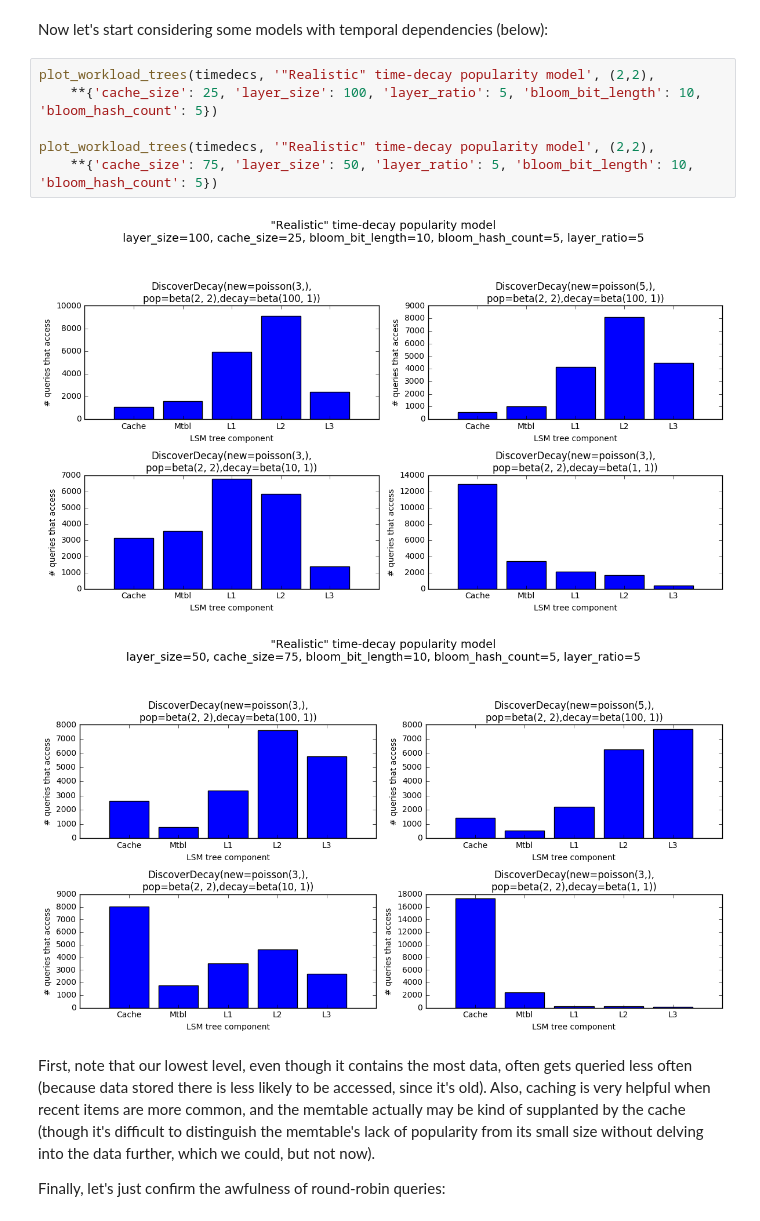
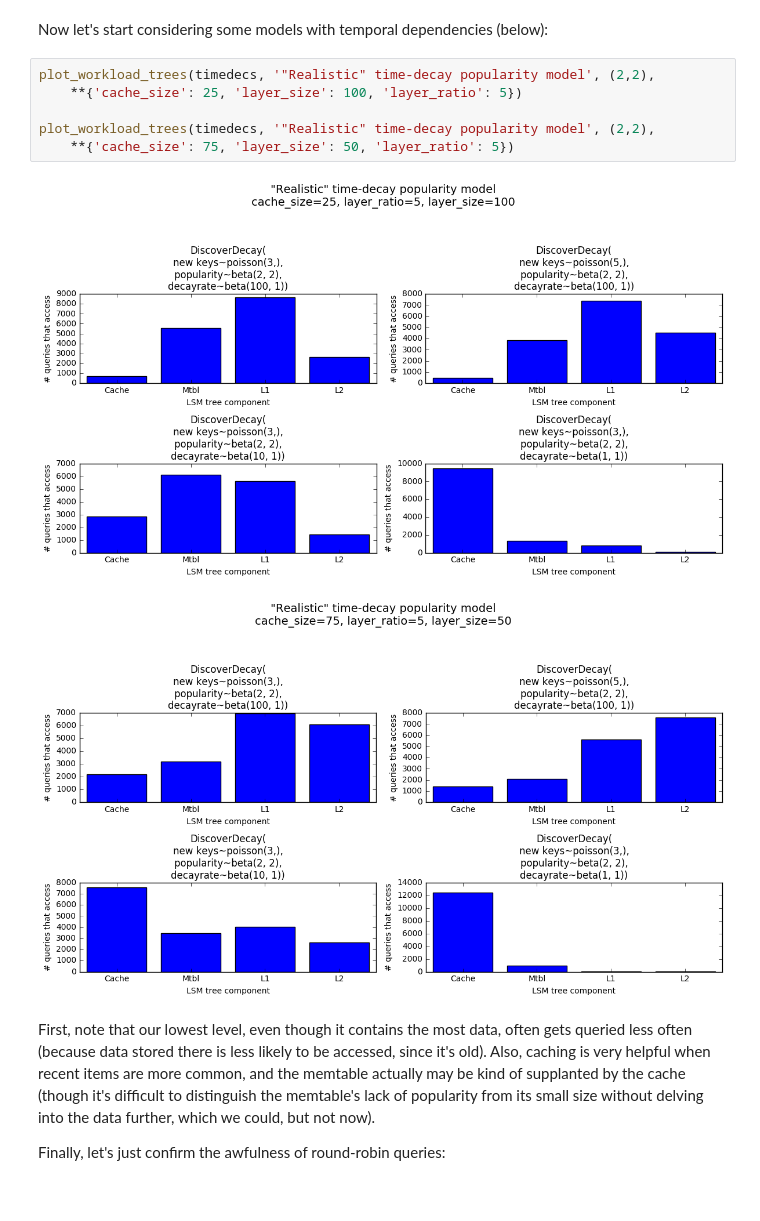
Before and after one commit to asross/cs265, a Jupyter notebook: simulations/lsemulation.ipynb, the cells around one changed output. Cells and saved outputs as stored; diff of their text form.

Commit message:
first basic results for optimization (with dumb bloom allocation)

```diff
--- a/simulations/lsemulation.ipynb
+++ b/simulations/lsemulation.ipynb
@@ -116,13 +114,13 @@ plot_workload_trees(zipfs, 'Zipf-based popularity',
 Now let's start considering some models with temporal dependencies (below):
 # %%
 plot_workload_trees(timedecs, '"Realistic" time-decay popularity model', (2,2),
-    **{'cache_size': 25, 'layer_size': 100, 'layer_ratio': 5, 'bloom_bit_length': 10, 'bloom_hash_count': 5})
+    **{'cache_size': 25, 'layer_size': 100, 'layer_ratio': 5})
 
 plot_workload_trees(timedecs, '"Realistic" time-decay popularity model', (2,2),
-    **{'cache_size': 75, 'layer_size': 50, 'layer_ratio': 5, 'bloom_bit_length': 10, 'bloom_hash_count': 5})
+    **{'cache_size': 75, 'layer_size': 50, 'layer_ratio': 5})
 # %% [output]
-[figure, old version]
+[figure, new version]
-[figure, old version]
+[figure, new version]
 # %% [markdown]
 First, note that our lowest level, even though it contains the most data, often gets queried less often (because data stored there is less likely to be accessed, since it's old). Also, caching is very helpful when recent items are more common, and the memtable actually may be kind of supplanted by the cache (though it's difficult to distinguish the memtable's lack of popularity from its small size without delving into the data further, which we could, but not now).
 
```
Also changed, not shown: parts of 4 cells of this notebook, 3 other files.
